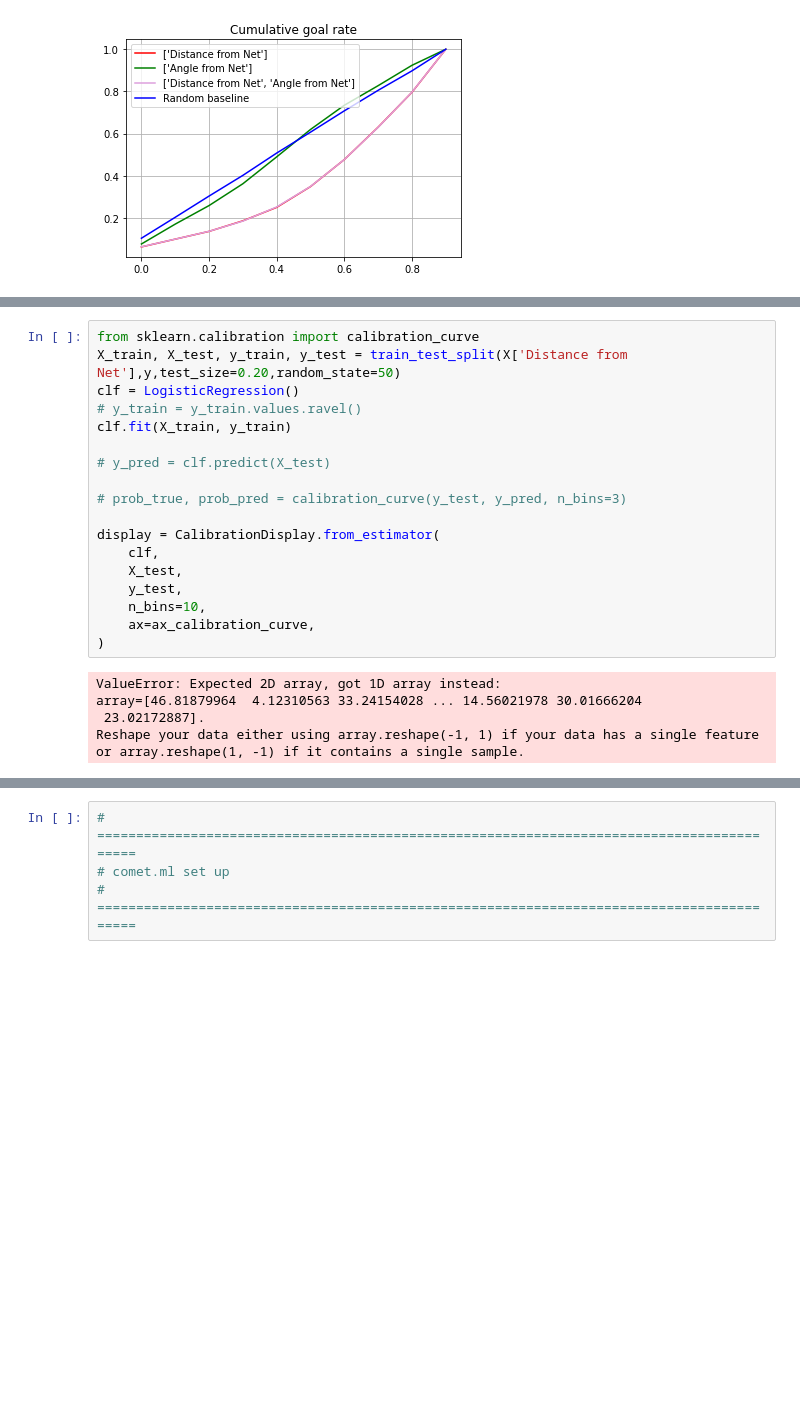
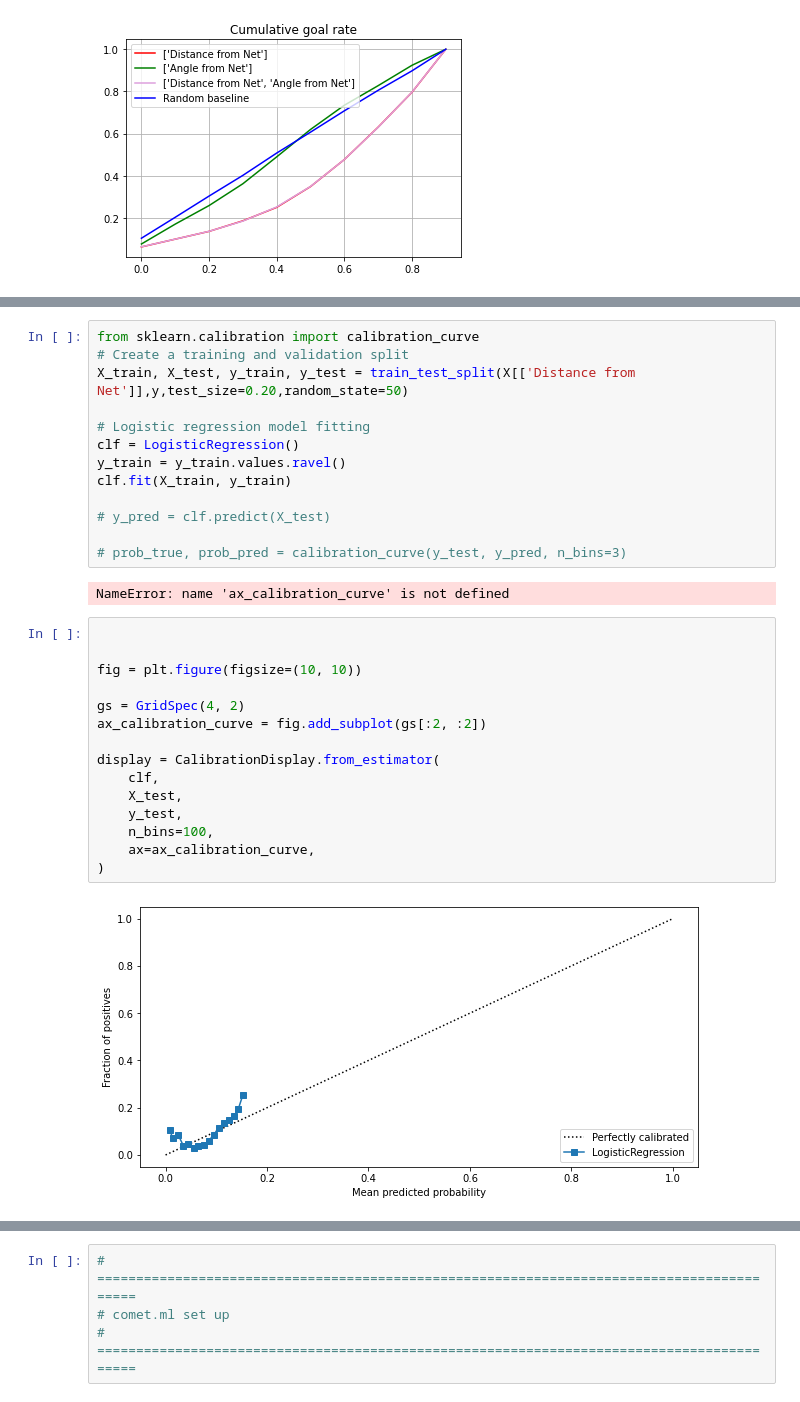
Before and after one commit to IreneZhou0129/IFT6758_m1, a Jupyter notebook: notebooks/m2_q3.ipynb, the cells around one changed output, grey strips where cells are left out. Saved outputs shown, nothing was run; the diff lists cells and outputs as text; blank space fills up the shorter version.

```diff
--- a/notebooks/m2_q3.ipynb
+++ b/notebooks/m2_q3.ipynb
@@ -586,23 +574,32 @@ NameError: name 'clf_list' is not defined
 # %%
 from sklearn.calibration import calibration_curve
-X_train, X_test, y_train, y_test = train_test_split(X['Distance from Net'],y,test_size=0.20,random_state=50)
+# Create a training and validation split
+X_train, X_test, y_train, y_test = train_test_split(X[['Distance from Net']],y,test_size=0.20,random_state=50)
+
+# Logistic regression model fitting
 clf = LogisticRegression()
-# y_train = y_train.values.ravel()
+y_train = y_train.values.ravel()
 clf.fit(X_train, y_train)
 
 # y_pred = clf.predict(X_test)
 
 # prob_true, prob_pred = calibration_curve(y_test, y_pred, n_bins=3)
-
-display = CalibrationDisplay.from_estimator(
-    clf,
-    X_test,
-    y_test,
-    n_bins=10,
-    ax=ax_calibration_curve,
-)
 # %% [output]
-ValueError: Expected 2D array, got 1D array instead:
-array=[46.81879964  4.12310563 33.24154028 ... 14.56021978 30.01666204
- 23.02172887].
-Reshape your data either using array.reshape(-1, 1) if your data has a single feature or array.reshape(1, -1) if it contains a single sample.
+NameError: name 'ax_calibration_curve' is not defined
+# %%
+
+
+fig = plt.figure(figsize=(10, 10))
+
+gs = GridSpec(4, 2)
+ax_calibration_curve = fig.add_subplot(gs[:2, :2])
+
+display = CalibrationDisplay.from_estimator(
+    clf,
+    X_test,
+    y_test,
+    n_bins=100,
+    ax=ax_calibration_curve,
+)
+# %% [output]
+[figure, added]
```
Also changed, not shown: parts of 2 cells of this notebook.
